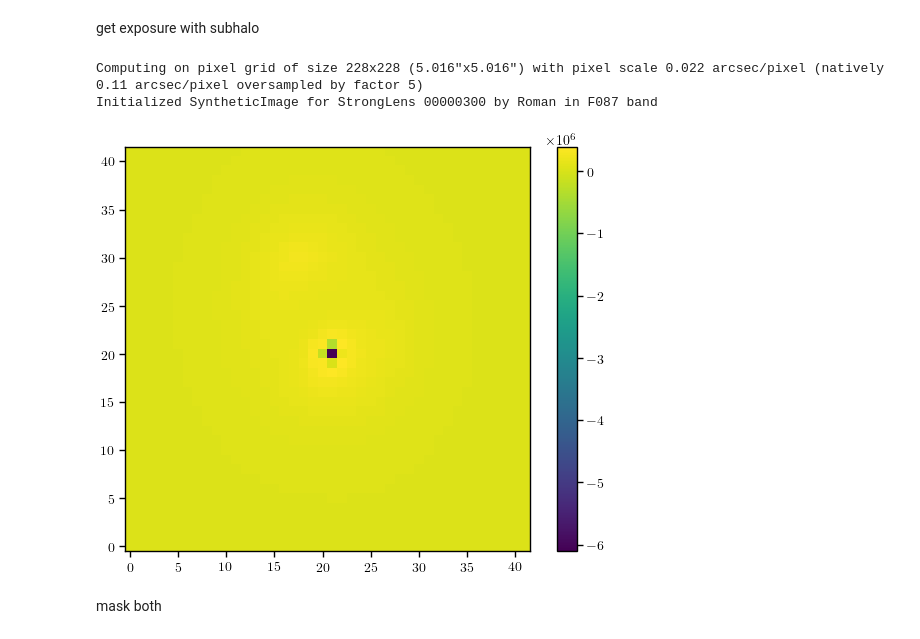
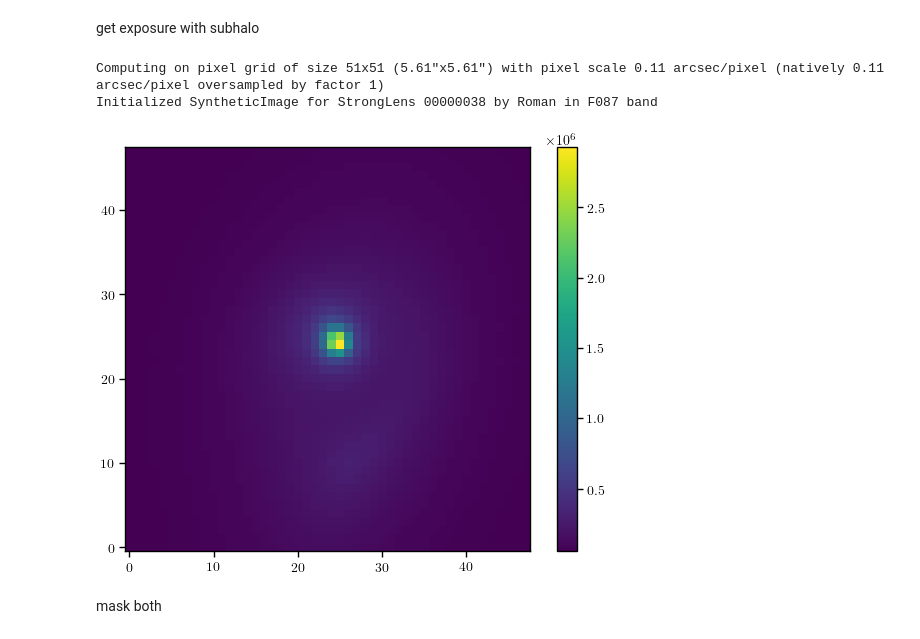
Before and after one commit to AstroMusers/mejiro, a Jupyter notebook: notebooks/dev/lowest_detectable_subhalo_mass_masking.ipynb, the cells around one changed output. Saved outputs shown, nothing was run; the diff lists cells and outputs as text; code cells hidden in the pictures.

Commit message:
work on lowest detectable subhalo mass

```diff
--- a/notebooks/dev/lowest_detectable_subhalo_mass_masking.ipynb
+++ b/notebooks/dev/lowest_detectable_subhalo_mass_masking.ipynb
@@ -65,10 +85,10 @@ print(lens.snr)
 roman = Roman()
 
 band = 'F087'
-scene_size = 5  # arcsec
-oversample = 5
-config = {'sca': 1,
-          'sca_position': (2048, 2048)}
+scene_size = 5.61  # arcsec
+oversample = 1
+sca = 2
+sca_position = (1533, 1533)
 exposure_time = 146000
 
 rng = galsim.UniformDeviate(42)
@@ -84,5 +104,5 @@ Image positions: [-0.38388349 -0.01907039], [ 0.94889744 -0.1695207 ]
 # %%
-m200 = 1e11
+m200 = 1e9
 concentration = 6
 
 Rs_angle, alpha_Rs = lens.lens_cosmo.nfw_physical2angle(M=m200, c=concentration)
@@ -190,16 +267,26 @@ get exposure with subhalo
 # %%
 lens_with_subhalo = deepcopy(lens)
 lens_with_subhalo.add_subhalo(subhalo_type, kwargs_subhalo)
-synth = SyntheticImage(lens_with_subhalo, roman, band=band, arcsec=scene_size, oversample=oversample, **config)
-exposure = Exposure(synth, exposure_time=exposure_time, rng=rng, **config, poisson_noise=poisson_noise, dark_noise=dark_noise, read_noise=read_noise)
+synth = SyntheticImage(lens_with_subhalo, roman, band=band, arcsec=scene_size, oversample=oversample, sca=sca)
+exposure = Exposure(synth,
+                    exposure_time=exposure_time,
+                    rng=rng,
+                    sca=sca,
+                    sca_position=sca_position,
+                    poisson_noise=poisson_noise,
+                                    reciprocity_failure=False,
+                                    dark_noise=dark_noise,
+                                    nonlinearity=False,
+                                    ipc=False,
+                                    read_noise=read_noise)
 
 plt.imshow(exposure.exposure)
 plt.colorbar()
 plt.show()
 # %% [output]
-Computing on pixel grid of size 228x228 (5.016"x5.016") with pixel scale 0.022 arcsec/pixel (natively 0.11 arcsec/pixel oversampled by factor 5)
-Initialized SyntheticImage for StrongLens 00000300 by Roman in F087 band
+Computing on pixel grid of size 51x51 (5.61"x5.61") with pixel scale 0.11 arcsec/pixel (natively 0.11 arcsec/pixel oversampled by factor 1)
+Initialized SyntheticImage for StrongLens 00000038 by Roman in F087 band
-[figure, old version]
+[figure, new version]
 # %% [markdown]
 mask both
 # %%
```
Also changed, not shown: parts of 16 cells of this notebook, 5 other files.
